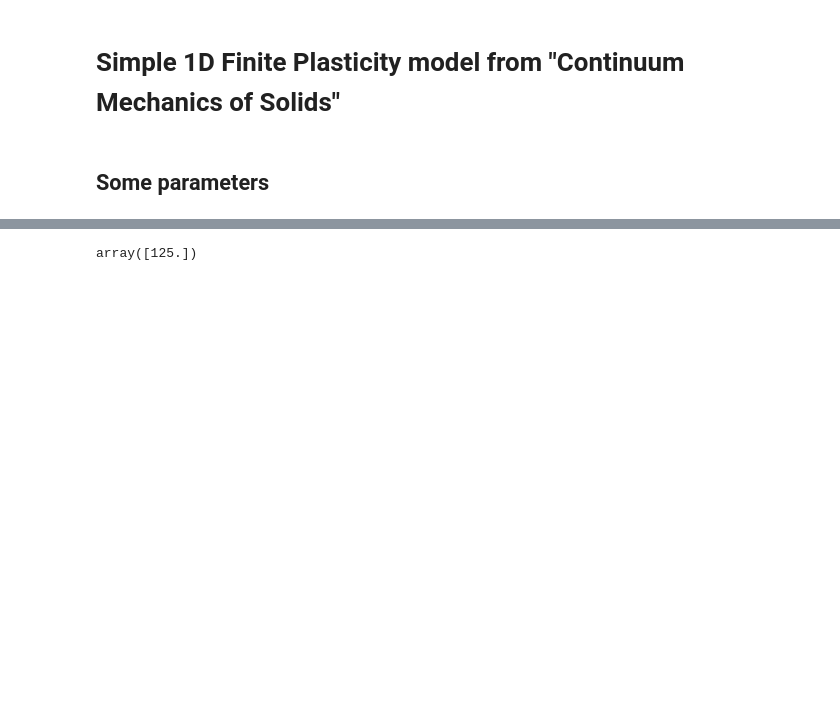
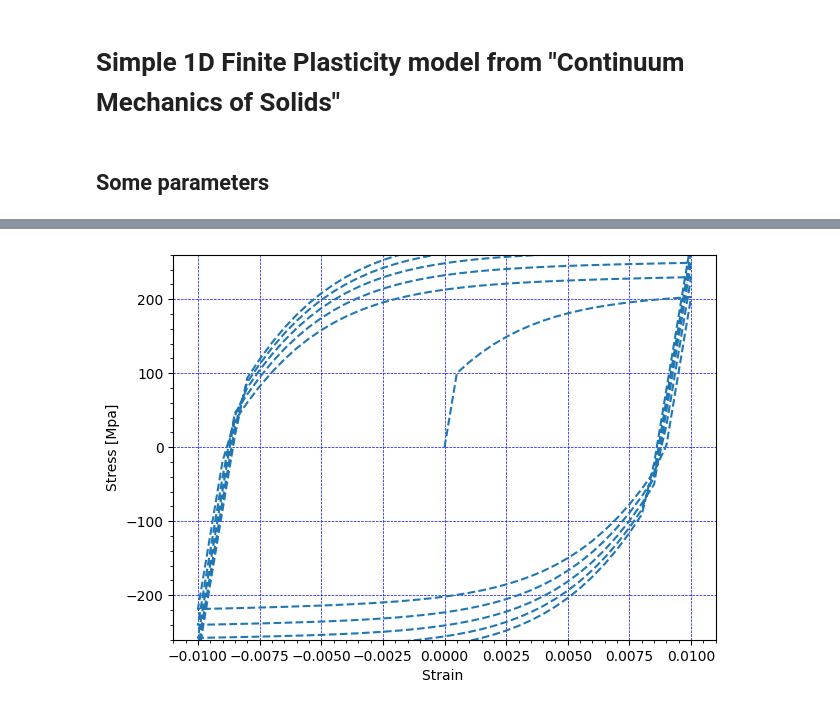
Before and after one commit to jorgenin/2.077-Fenicsx-Plasticity, a Jupyter notebook: Plasticity_Tests/plasticity_1d_simple.ipynb, the cells around one changed output, grey strips where cells are left out. Saved outputs shown, nothing was run; the diff lists cells and outputs as text; code cells hidden in the pictures; blank space fills up the shorter version.

```diff
--- a/Plasticity_Tests/plasticity_1d_simple.ipynb
+++ b/Plasticity_Tests/plasticity_1d_simple.ipynb
@@ -93,4 +92,0 @@ plt.grid()
-# %%
-sigma[-1]/1e6
-# %% [output]
-array([125.])
@@ -96,0 +141,4 @@ array([125.])
+# %%
+plot_animation("Test5",e, sigma,  r"Stress [Mpa]", r"Strain ")
+# %% [output]
+[figure, added]
```
Also changed, not shown: parts of 3 cells of this notebook, 3 other files.
